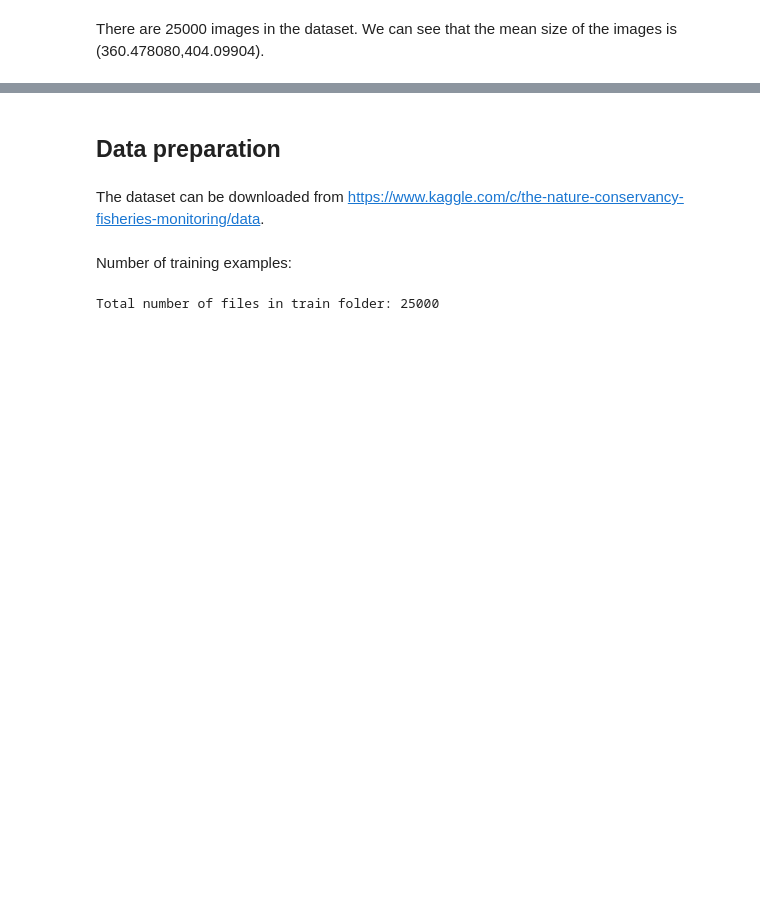
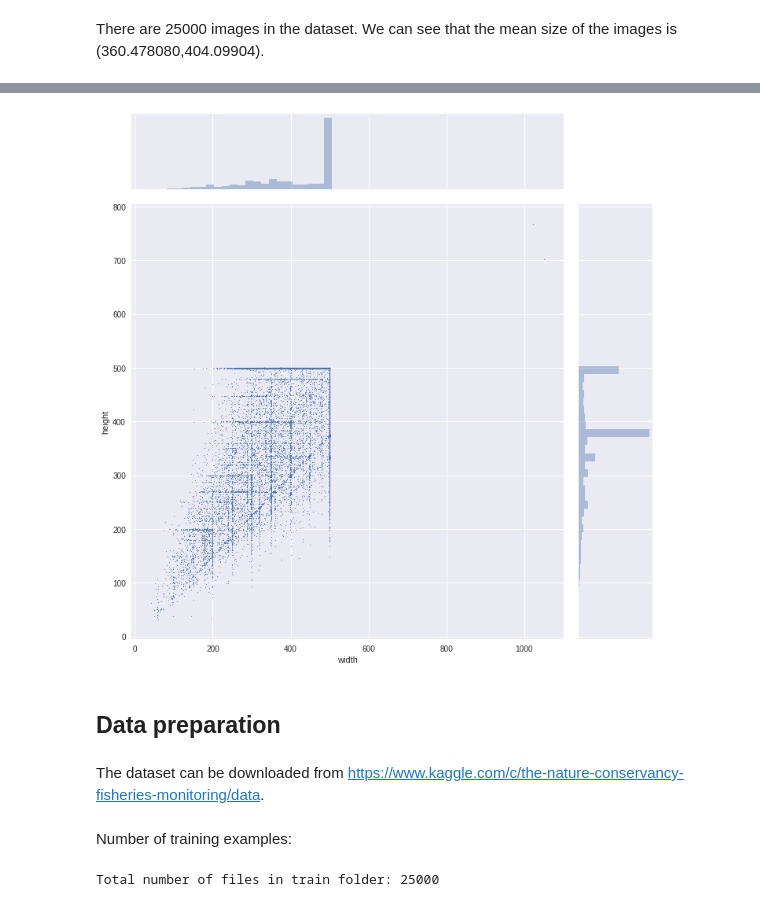
Before and after one commit to gabrielrezzonico/dogsandcats, a Jupyter notebook: notebooks/01. Data loading and analysis.ipynb, the cells around one changed output, grey strips where cells are left out. Saved outputs shown, nothing was run; the diff lists cells and outputs as text; code cells hidden in the pictures; blank space fills up the shorter version.

```diff
--- a/notebooks/01. Data loading and analysis.ipynb
+++ b/notebooks/01. Data loading and analysis.ipynb
@@ -58,3 +77,13 @@ There are 25000 images in the dataset. We can see that the mean size of the imag
+# %%
+sns.jointplot(x='width',
+              y='height',
+              data=df,
+              joint_kws={'s': 0.5},
+              marginal_kws=dict(bins=50),
+              size=10,
+              stat_func=None);
+# %% [output]
+[figure, added]
 # %% [markdown]
 ## Data preparation
 # %% [markdown]
```
Also changed, not shown: parts of 8 cells of this notebook, 4 other files.
